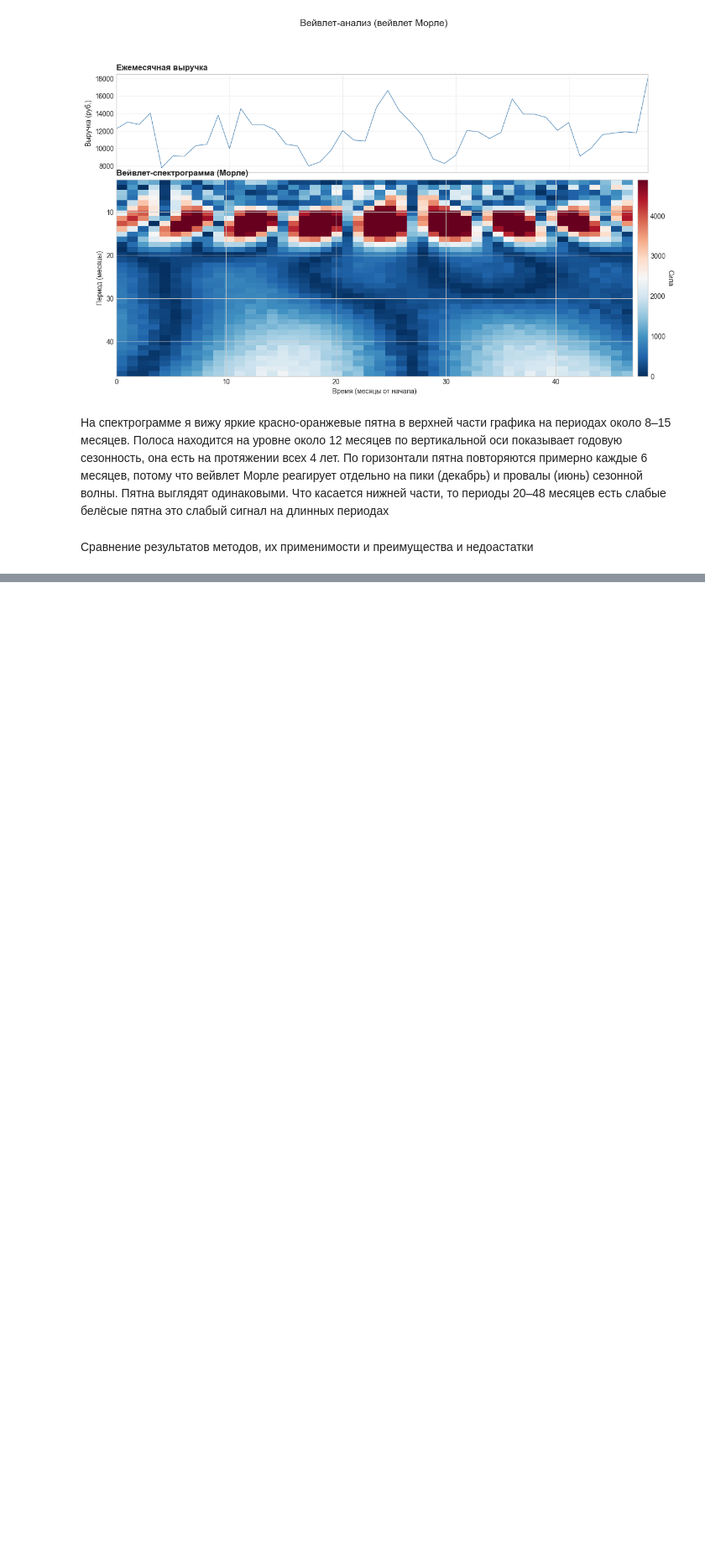
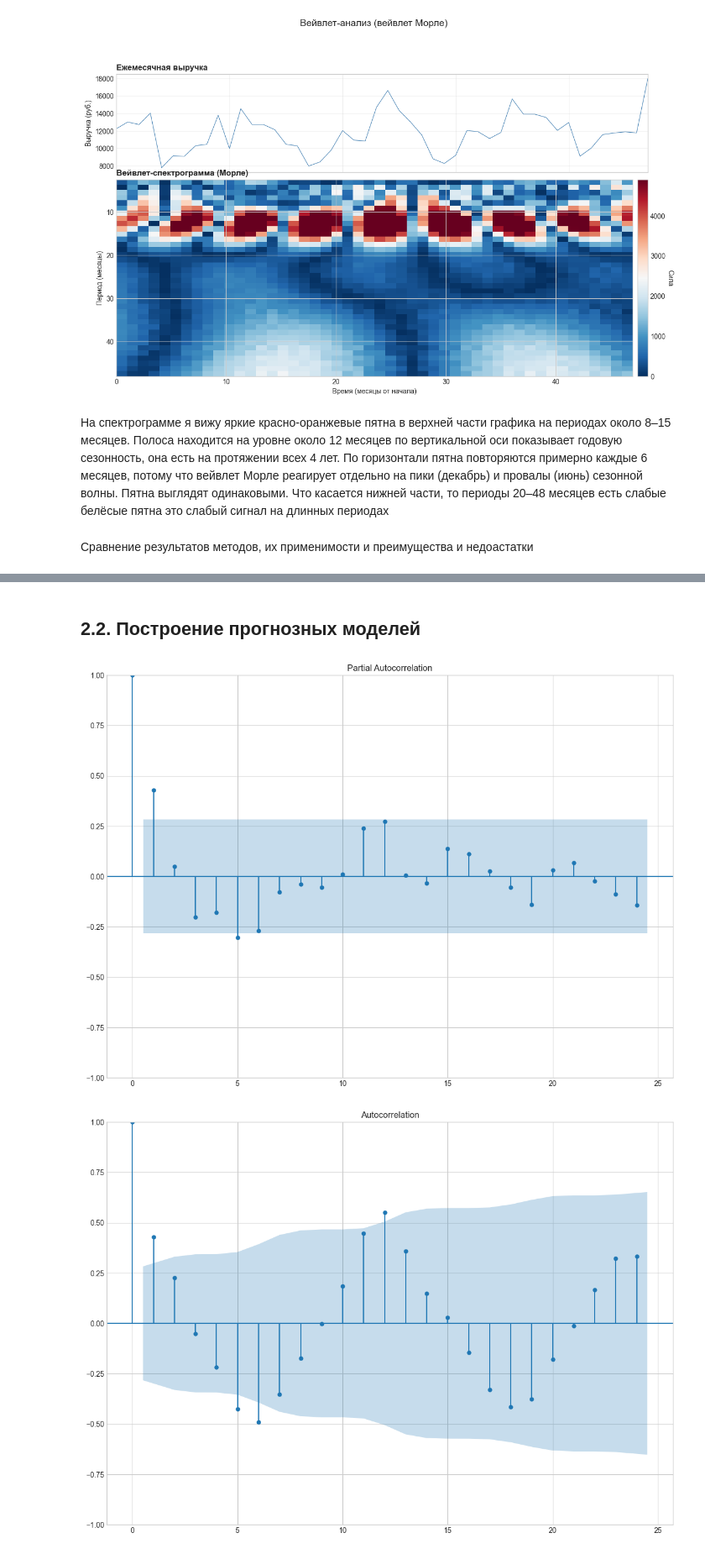
Before and after one commit to gureeva07/predictive_analytics_lab1, a Jupyter notebook: lab1.ipynb, the cells around one changed output, grey strips where cells are left out. Shown at 84% size. Drawn from its saved outputs; the diff is of its cells as text; code cells hidden in the pictures; blank space fills up the shorter version.

```diff
--- a/lab1.ipynb
+++ b/lab1.ipynb
@@ -402,0 +413,10 @@ plt.show()
+# %% [markdown]
+## 2.2. Построение прогнозных моделей
+# %%
+from statsmodels.graphics.tsaplots import plot_acf, plot_pacf
+
+plot_acf(df['SalesAmount'].values.squeeze(), lags=24)
+plot_pacf(df['SalesAmount'].values.squeeze(), lags=24)
+# %% [output]
+[figure, added]
+[figure, added]
```
Also changed, not shown: parts of 40 cells of this notebook.
